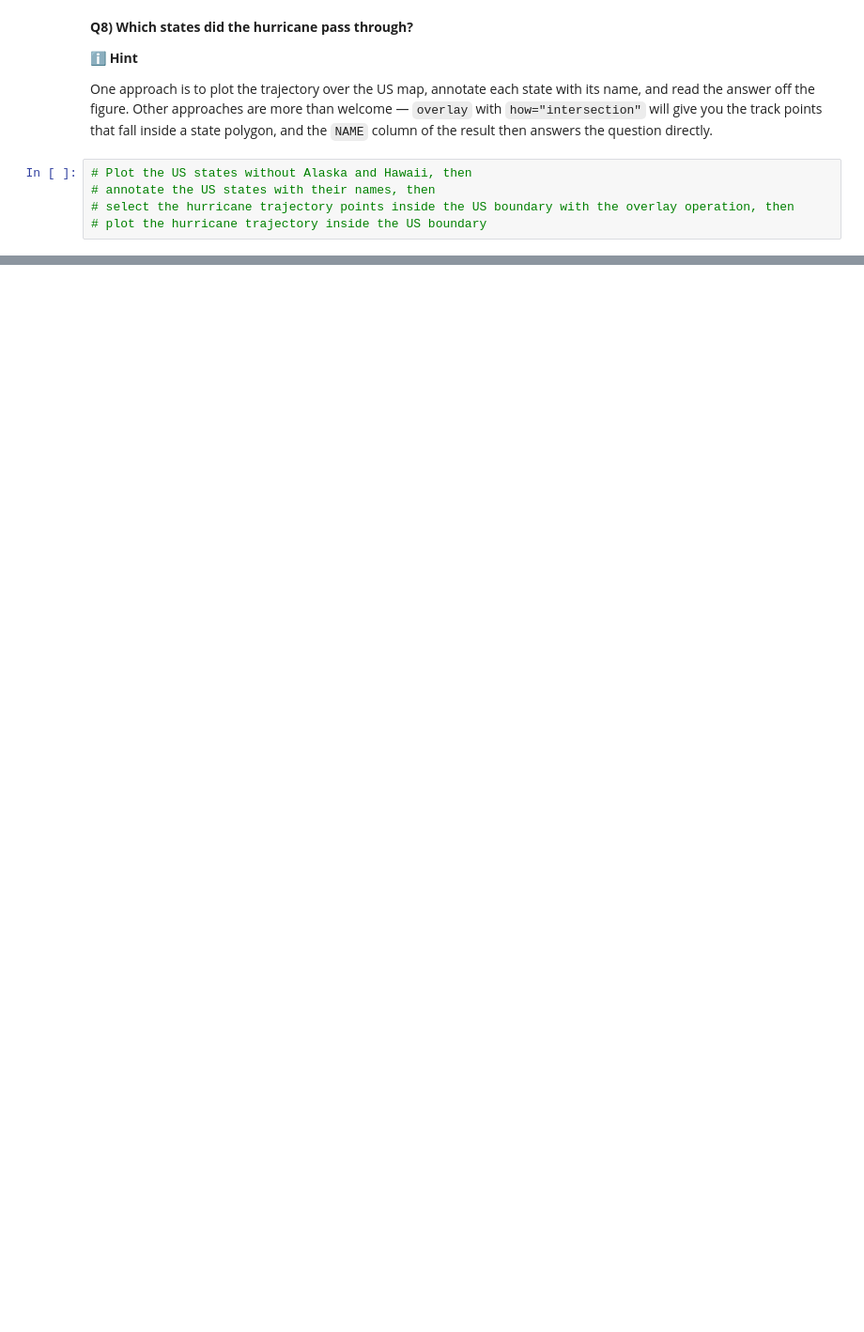
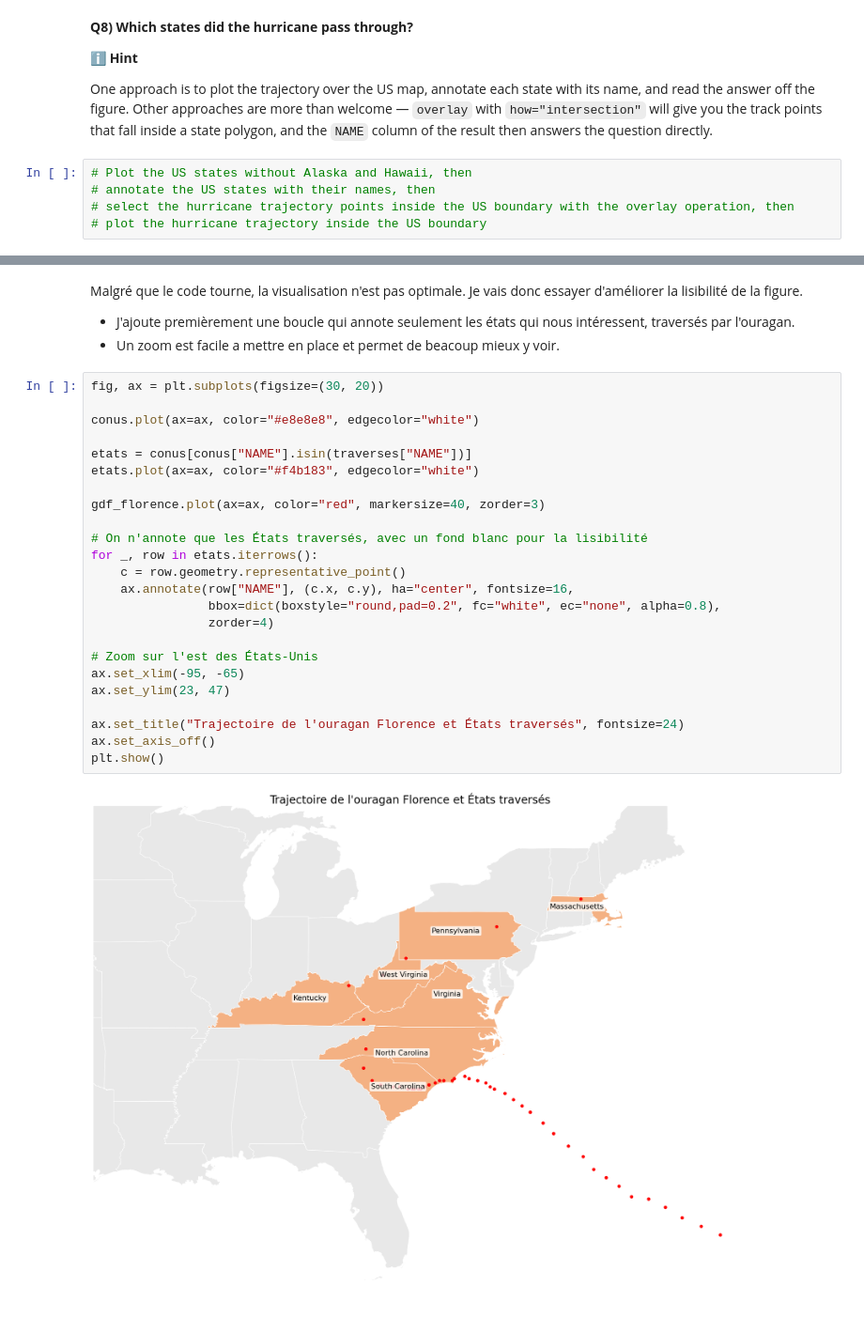
Before and after one commit to lorisboemi/2026_Intro_Python, a Jupyter notebook: live/part-I/FEEDBACK_BOEMI_1.6-geospatial-vector-data-environmental-exercises.ipynb, the cells around one changed output, grey strips where cells are left out. Shown at 94% size. Saved outputs shown, nothing was run; the diff lists cells and outputs as text; blank space fills up the shorter version.

```diff
--- a/live/part-I/FEEDBACK_BOEMI_1.6-geospatial-vector-data-environmental-exercises.ipynb
+++ b/live/part-I/FEEDBACK_BOEMI_1.6-geospatial-vector-data-environmental-exercises.ipynb
@@ -169,0 +250,30 @@ read the answer off the figure. Other approaches are more than welcome — `over
+# %% [markdown]
+Malgré que le code tourne, la visualisation n'est pas optimale. Je vais donc essayer d'améliorer la lisibilité de la figure.
+- J'ajoute premièrement une boucle qui annote seulement les états qui nous intéressent, traversés par l'ouragan.
+- Un zoom est facile a mettre en place et permet de beacoup mieux y voir.
+# %%
+fig, ax = plt.subplots(figsize=(30, 20))
+
+conus.plot(ax=ax, color="#e8e8e8", edgecolor="white")
+
+etats = conus[conus["NAME"].isin(traverses["NAME"])]
+etats.plot(ax=ax, color="#f4b183", edgecolor="white")
+
+gdf_florence.plot(ax=ax, color="red", markersize=40, zorder=3)
+
+# On n'annote que les États traversés, avec un fond blanc pour la lisibilité
+for _, row in etats.iterrows():
+    c = row.geometry.representative_point()
+    ax.annotate(row["NAME"], (c.x, c.y), ha="center", fontsize=16,
+                bbox=dict(boxstyle="round,pad=0.2", fc="white", ec="none", alpha=0.8),
+                zorder=4)
+
+# Zoom sur l'est des États-Unis
+ax.set_xlim(-95, -65)
+ax.set_ylim(23, 47)
+
+ax.set_title("Trajectoire de l'ouragan Florence et États traversés", fontsize=24)
+ax.set_axis_off()
+plt.show()
+# %% [output]
+[figure, added]
```
Also changed, not shown: parts of 11 cells of this notebook.
